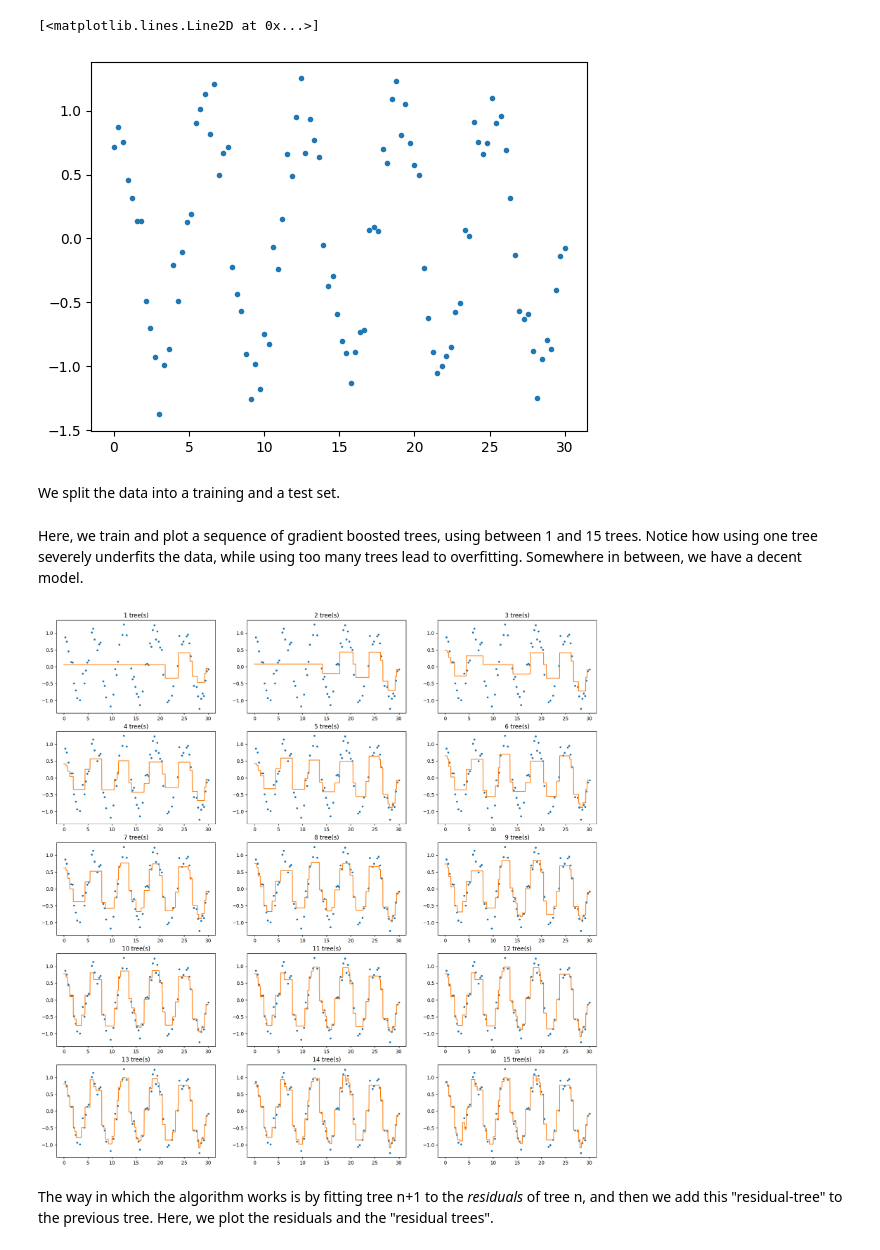
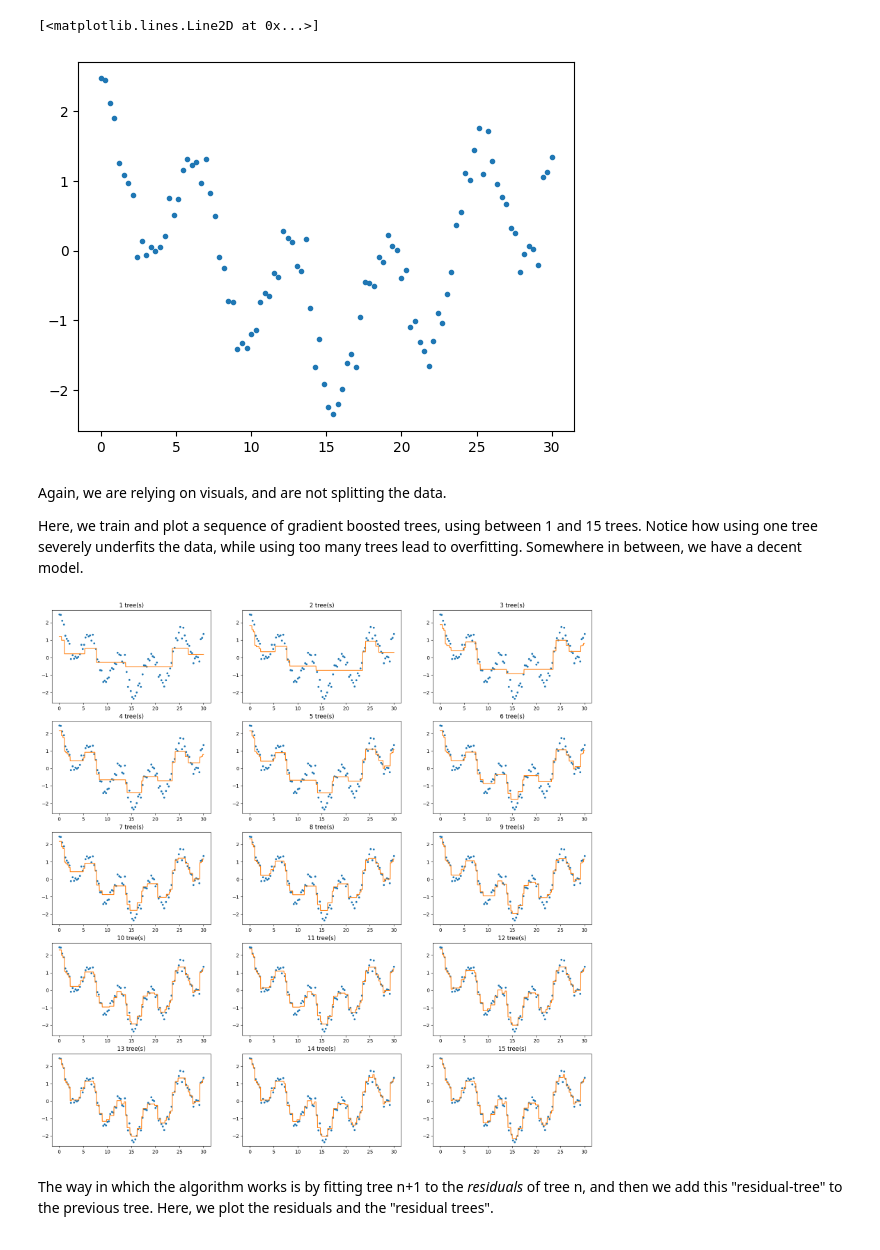
Before and after one commit to olehougaard/mal1-a23, a Jupyter notebook: session6/gradient boosting.ipynb, the cells around one changed output. Cells and saved outputs as stored; diff of their text form; code cells hidden in the pictures.

```diff
--- a/session6/gradient boosting.ipynb
+++ b/session6/gradient boosting.ipynb
@@ -31,5 +46,5 @@ plt.plot(X, y_easy,'.')
 from sklearn.tree import DecisionTreeRegressor
 
 tree = DecisionTreeRegressor()
-tree.fit(X.reshape(-1, 1), y_easy)
+tree.fit(X.reshape(-1, 1), y_easy.ravel())
 # %% [output]
@@ -39,0 +52,5 @@ array=[ 0.          0.3030303   0.6060606   0.90909094  1.2121212   1.5151515
+# %%
+X_plot = np.linspace(0,30,1000).reshape(-1, 1)
+
+plt.plot(X, y_easy, '.')
+plt.plot(X_plot, tree.predict(X_plot), '-')
@@ -39,0 +64,6 @@ array=[ 0.          0.3030303   0.6060606   0.90909094  1.2121212   1.5151515
+# %%
+tree = DecisionTreeRegressor(max_depth = 4)
+tree.fit(X.reshape(-1, 1), y_easy.ravel())
+
+plt.plot(X, y_easy, '.')
+plt.plot(X_plot, tree.predict(X_plot), '-')
@@ -40,9 +82,7 @@ array=[ 0.          0.3030303   0.6060606   0.90909094  1.2121212   1.5151515
 # %%
-y = np.array(np.cos(X)+np.random.normal(0,.2,100)) #generating some noisy data
+y = np.array(np.cos(X) + 1.2 * np.cos(X * .2) + np.random.normal(0,.2,100))
 
 plt.plot(X, y,'.')
 # %% [output]
 [<matplotlib.lines.Line2D at 0x...>]
-[figure, old version]
+[figure, new version]
-# %% [markdown]
-We split the data into a training and a test set.
@@ -51,29 +89,19 @@ X_train, X_test, y_train, y_test = train_test_split(X.reshape(-1, 1), y, random_
 # %% [markdown]
+Again, we are relying on visuals, and are not splitting the data.
+
 Here, we train and plot a sequence of gradient boosted trees, using between 1 and 15 trees. Notice how using one tree severely underfits the data, while using too many trees lead to overfitting. Somewhere in between, we have a decent model.
 # %%
-X_plot = np.linspace(0,30,1000)
-X_plot = X_plot.reshape(-1, 1)
+trees = [GradientBoostingRegressor(n_estimators=i+1, max_depth=3, learning_rate=0.5) for i in range(15)]
+for tree in trees: tree.fit(X.reshape(-1, 1), y)
 
-a = 5
-b = 3
-train_error = np.zeros([a*b])
-test_error = np.zeros([a*b])
-gbt = [None for i in range(a*b)]
+def plot(ax, tree, index):
+    ax.set_title("{} tree(s)".format(index + 1))
+    ax.plot(X,y,'.')
+    ax.plot(X_plot,tree.predict(X_plot),'-') #plot the actual predicted values
 
-fig, axes = plt.subplots(a,b, figsize = (20,20))
-for i, ax in enumerate(zip(axes.ravel())):
-    gbt[i] = GradientBoostingRegressor(random_state=42, n_estimators=i+1, max_depth=3, learning_rate=0.5)
-    gbt[i].fit(X_train, y_train)
-
-    train_error[i] = MSE(y_true = y_train, y_pred = gbt[i].predict(X_train))
-    test_error[i] = MSE(y_true = y_test, y_pred = gbt[i].predict(X_test))
-
-    ax[0].set_title("{} tree(s)".format(i+1))
-
-    ax[0].plot(X_train,y_train,'.')
-    ax[0].plot(X_plot,gbt[i].predict(X_plot),'-') #plot the actual trees
+axes = grid_plot(trees, 3, 5, plot)
 # %% [output]
-[figure, old version]
+[figure, new version]
 # %% [markdown]
 The way in which the algorithm works is by fitting tree n+1 to the _residuals_ of tree n, and then we add this "residual-tree" to the previous tree. Here, we plot the residuals and the "residual trees".
 # %%
```
Also changed, not shown: parts of 13 cells of this notebook, 2 other files.
